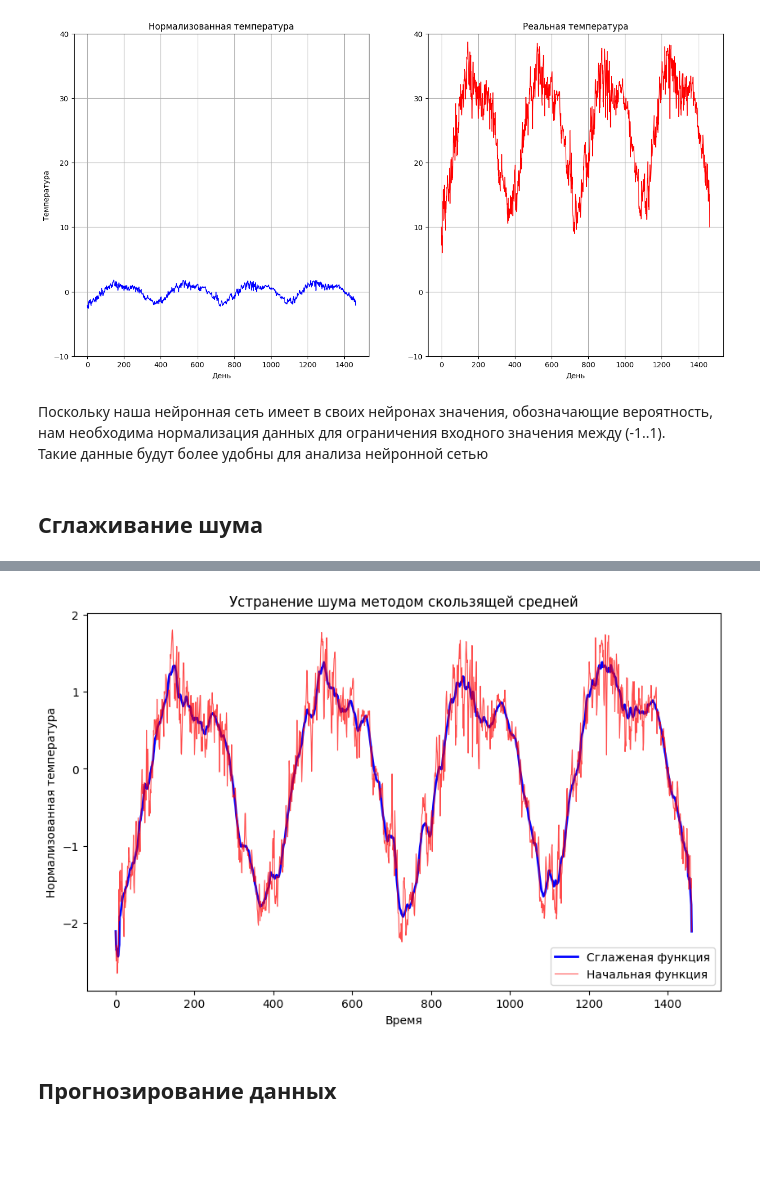
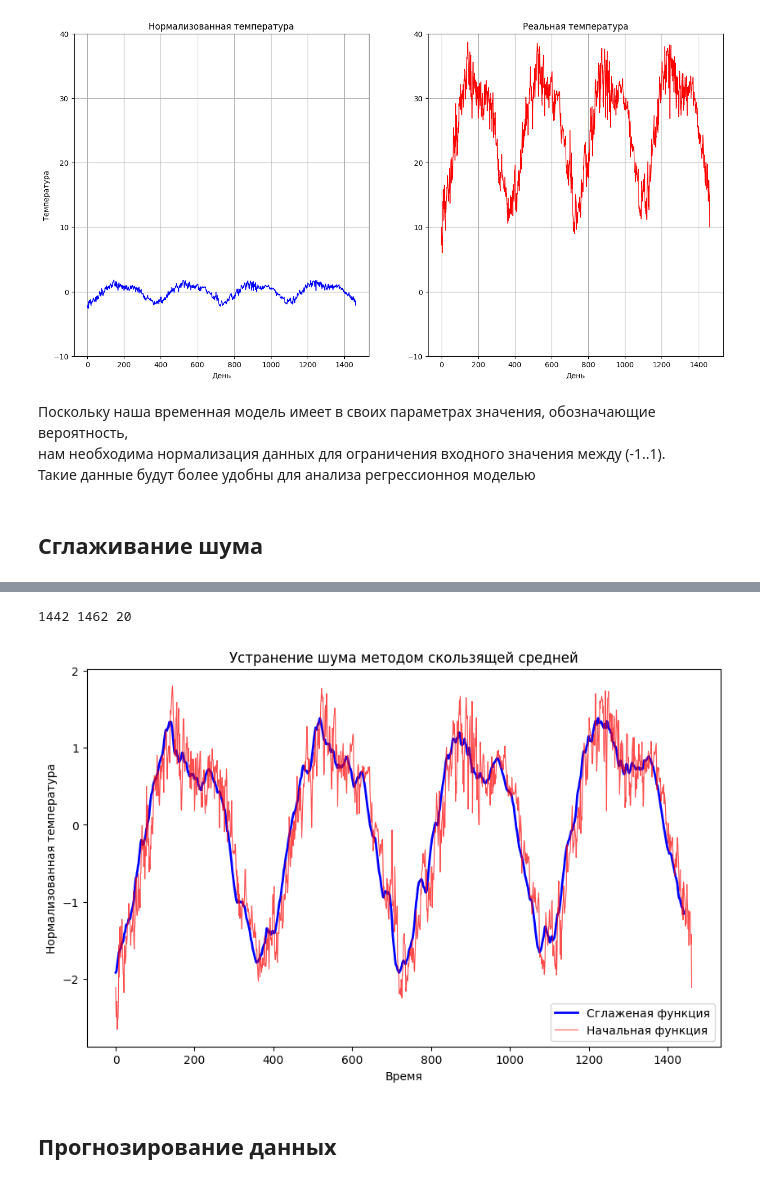
Before and after one commit to MelancholicBastard/Pogoda, a Jupyter notebook: Pogoda.ipynb, the cells around one changed output, grey strips where cells are left out. Saved outputs shown, nothing was run; the diff lists cells and outputs as text; code cells hidden in the pictures; blank space fills up the shorter version.

```diff
--- a/Pogoda.ipynb
+++ b/Pogoda.ipynb
@@ -138,9 +138,9 @@ plt.show()
 # %% [output]
 [figure]
 # %% [markdown]
-Поскольку наша нейронная сеть имеет в своих нейронах значения, обозначающие вероятность,
+Поскольку наша временная модель имеет в своих параметрах значения, обозначающие вероятность,
 нам необходима нормализация данных для ограничения входного значения между (-1..1).
-Такие данные будут более удобны для анализа нейронной сетью
+Такие данные будут более удобны для анализа регрессионноя моделью
 # %% [markdown]
 ## Сглаживание шума
 # %% [markdown]
@@ -154,36 +154,38 @@ plt.show()
 
 **p{t-i}** - значение исходной функции в точке **t-i**
 # %%
-def SMA(data, window=30):
-	sma_values = np.zeros_like(data)
+def SMA(data, window=10):
+	sma_values = np.zeros(len(data) - window)
+	print(len(sma_values), data.shape[0], window)
 	l = window // 2
 	r = (window + 1) // 2
+	denoised_index = 0
+
 	for i in range(data.shape[0]):
-		if i < l:
-			sma_values[i] = np.mean(data[:i + 1])
-		elif i < data.shape[0] - r:
-			sma_values[i] = np.mean(data[i - l: i + r])
-		else:
-			# Здесь чтобы количество данных SMA совпадало с количеством данных по температуре
-			# SMA суммируются под конец с все меньшим и меньшим окном
-			sma_values[i] = np.mean(data[i:])
+		# if l <= i < data.shape[0] - r:
+		# 	sma_values[denoised_index] = np.mean(data[i - l: i + r])
+		# 	denoised_index+= 1
+		if i < data.shape[0] - window:
+			sma_values[denoised_index] = np.mean(data[denoised_index:denoised_index + window])
+			denoised_index+= 1
 	return sma_values
 
 window_size = train_data.shape[0] // 70
 denoised_data = SMA(pd.Series(train_data[:, 1]), window_size)
 
 fig = plt.figure(figsize=(10, 6))
 plt.plot(denoised_data, label="Сглаженая функция", c='b', linewidth=2.0)
 plt.plot(train_data[:, 1], label="Начальная функция", c='r', alpha=0.7, linewidth=0.8)
 
 plt.title("Устранение шума методом скользящей средней")
 plt.ylabel("Нормализованная температура")
 plt.xlabel("Время")
 plt.legend()
 
 plt.show()
 # %% [output]
+1442 1462 20
-[figure, old version]
+[figure, new version]
 # %% [markdown]
 ## Прогнозирование данных
 # %% [markdown]
```
Also changed, not shown: parts of 20 cells of this notebook, 2 other files.
